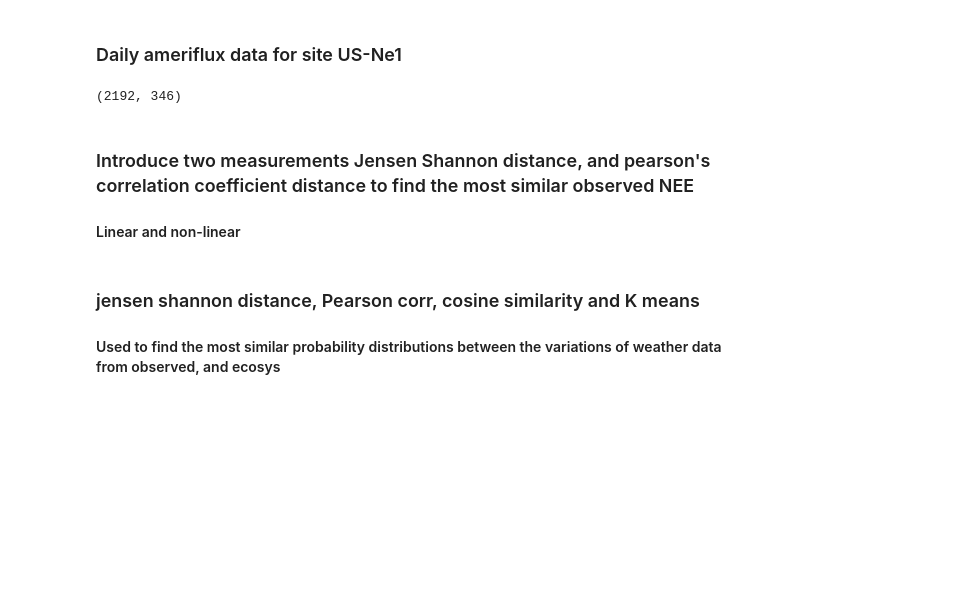
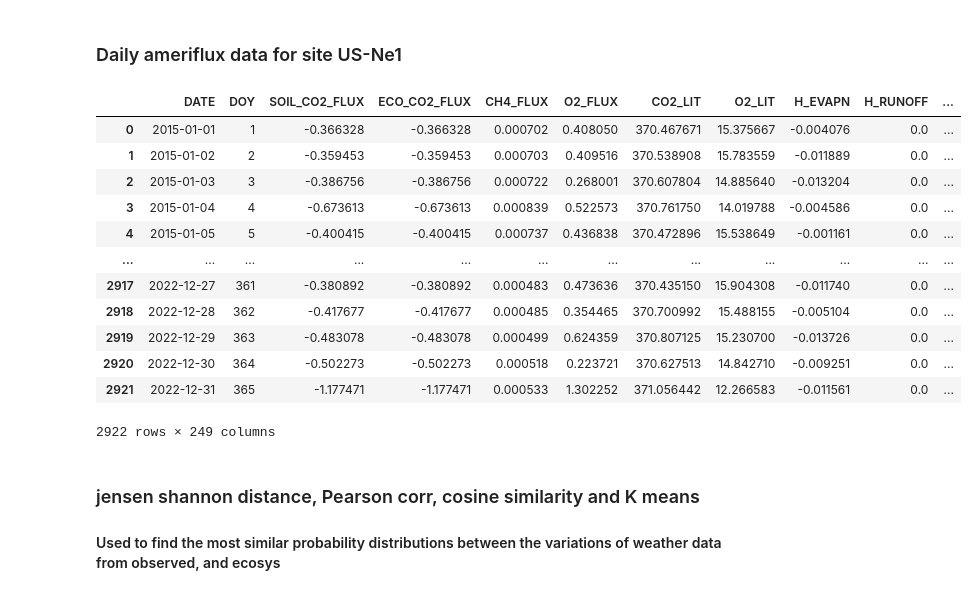
Before and after one commit to DinisDimitris/Net-ecosystem-exchange-Quantification, a Jupyter notebook: HelperScripts/RetrieveAmerifluxdata.ipynb, the cells around one changed output. Cells and saved outputs as stored; diff of their text form; code cells hidden in the pictures; blank space fills up the shorter version.

```diff
--- a/HelperScripts/RetrieveAmerifluxdata.ipynb
+++ b/HelperScripts/RetrieveAmerifluxdata.ipynb
@@ -16,30 +17,0 @@ warnings.filterwarnings('ignore')
-# %%
-# loads all data sets into a dict
-def load_datasets(dirs: list, load_path: str) -> dict:
-    files = ['soil_c','surf_water','flux_soc','soil_water','n_flux','p_flux','temp',
-         'plant_c','plant_n','plant_p','canopcy_c','plant_stress','photosynthesis','plant_growth']
-
-    #files.append('soil_temp', 'canopy_temp') missing
-    datasets = {}
-
-    for dr in dirs:
-        csv_list = []
-        path = '../datasets/' + dr +  '/' + load_path
-        for f in files:
-            df = pd.read_csv(os.path.join(path,f + '.csv'))
-            df.drop(df.columns[0], axis=1)
-
-            csv_list.append(df)
-
-
-        data_dict = {}
-        for i in range (len(csv_list)):
-            data_dict[files[i]] = csv_list[i]
-
-        datasets[dr] = data_dict
-
-    return datasets
-
-dirs = ['warm_temp_maize_soybean_irrigated', 'warm_temp_maize-soybean_dryland', 'cool_temp_maize_soybean']
-
-datasets = load_datasets(dirs, 'csv_outs/with_plant_soil_details/')
@@ -168,3 +18,13 @@ for i in range( df_irr.shape[0]):
+# %%
+dirs = ['warm_temp_maize_soybean_irrigated', 'warm_temp_maize-soybean_dryland', 'cool_temp_maize_soybean']
+
+datasets = load_datasets(dirs, '/csv_outs/with_plant_soil_details/')
+
+df_dry = nee_cumulative_to_daily(to_pd(datasets['warm_temp_maize-soybean_dryland'], True, True))
+df_irr = nee_cumulative_to_daily(to_pd(datasets['warm_temp_maize_soybean_irrigated'], True, True))
+df_cool = nee_cumulative_to_daily(to_pd(datasets['cool_temp_maize_soybean'], True, True))
+
+df_obs = pd.concat([df_dry,df_irr, df_cool])
 # %% [markdown]
 ### Daily ameriflux data for site US-Ne1
 # %%
@@ -184,10 +44,3 @@ for i in range( df.shape[0]):
     df['DOY'][i] = dayofyear(df['TIMESTAMP'][i].year, df['TIMESTAMP'][i].month, df['TIMESTAMP'][i].day)
 
 #df.drop('Index', axis=1)
-# %%
-df.shape
-# %% [output]
-(2192, 346)
-# %% [markdown]
-### Introduce two measurements Jensen Shannon distance, and  pearson's correlation coefficient distance to find the most similar observed NEE
-#### Linear and non-linear
@@ -219,3 +47,19 @@ def pearson(p,q):
+# %%
+df_irr
+# %% [output]
+|  | DATE | DOY | SOIL_CO2_FLUX | ECO_CO2_FLUX | CH4_FLUX | O2_FLUX | CO2_LIT | O2_LIT | H_EVAPN | H_RUNOFF | ... |
+| 0 | 2015-01-01 | 1 | -0.366328 | -0.366328 | 0.000702 | 0.408050 | 370.467671 | 15.375667 | -0.004076 | 0.0 | ... |
+| 1 | 2015-01-02 | 2 | -0.359453 | -0.359453 | 0.000703 | 0.409516 | 370.538908 | 15.783559 | -0.011889 | 0.0 | ... |
+| 2 | 2015-01-03 | 3 | -0.386756 | -0.386756 | 0.000722 | 0.268001 | 370.607804 | 14.885640 | -0.013204 | 0.0 | ... |
+| 3 | 2015-01-04 | 4 | -0.673613 | -0.673613 | 0.000839 | 0.522573 | 370.761750 | 14.019788 | -0.004586 | 0.0 | ... |
+| 4 | 2015-01-05 | 5 | -0.400415 | -0.400415 | 0.000737 | 0.436838 | 370.472896 | 15.538649 | -0.001161 | 0.0 | ... |
+| ... | ... | ... | ... | ... | ... | ... | ... | ... | ... | ... | ... |
+| 2917 | 2022-12-27 | 361 | -0.380892 | -0.380892 | 0.000483 | 0.473636 | 370.435150 | 15.904308 | -0.011740 | 0.0 | ... |
+| 2918 | 2022-12-28 | 362 | -0.417677 | -0.417677 | 0.000485 | 0.354465 | 370.700992 | 15.488155 | -0.005104 | 0.0 | ... |
+| 2919 | 2022-12-29 | 363 | -0.483078 | -0.483078 | 0.000499 | 0.624359 | 370.807125 | 15.230700 | -0.013726 | 0.0 | ... |
+| 2920 | 2022-12-30 | 364 | -0.502273 | -0.502273 | 0.000518 | 0.223721 | 370.627513 | 14.842710 | -0.009251 | 0.0 | ... |
+| 2921 | 2022-12-31 | 365 | -1.177471 | -1.177471 | 0.000533 | 1.302252 | 371.056442 | 12.266583 | -0.011561 | 0.0 | ... |
+2922 rows × 249 columns
 # %% [markdown]
 ### jensen shannon distance, Pearson corr, cosine similarity and K means
 #### Used to find the most similar probability distributions between the variations of weather data from observed, and ecosys
```
Also changed, not shown: parts of 15 cells of this notebook, 3 other files.
